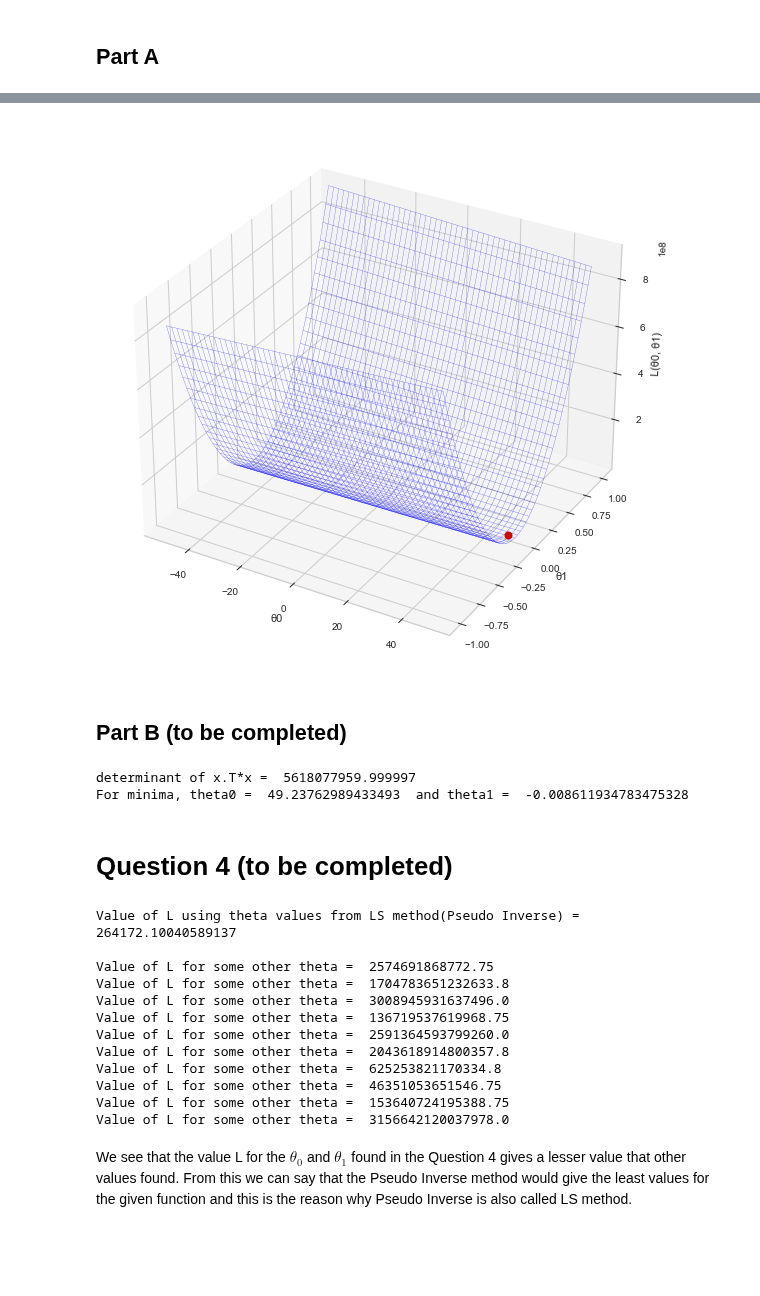
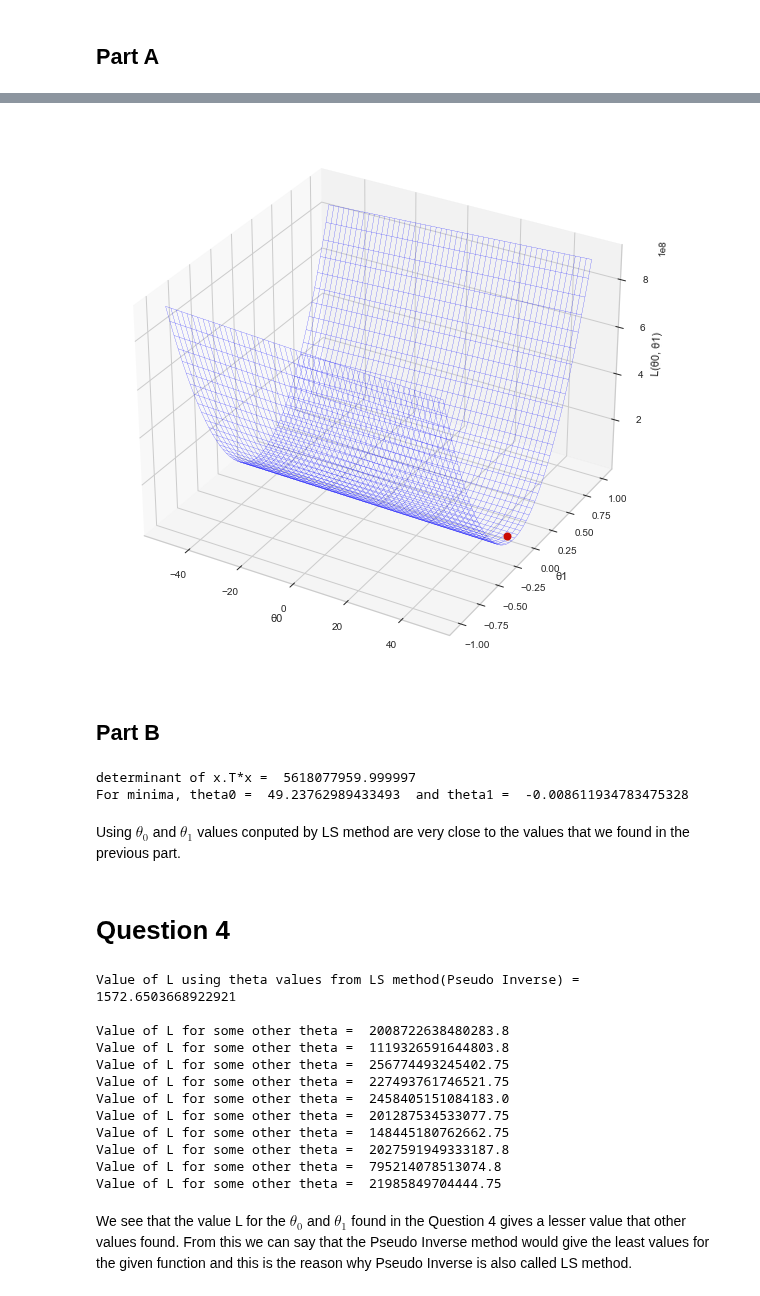
Before and after one commit to arkaprabha10/Machine-Learning, a Jupyter notebook: group28_lab1.ipynb, the cells around one changed output, grey strips where cells are left out. Drawn from its saved outputs; the diff is of its cells as text; code cells hidden in the pictures; blank space fills up the shorter version.

```diff
--- a/group28_lab1.ipynb
+++ b/group28_lab1.ipynb
@@ -71,8 +70,7 @@ The minimum value of L is obtained at $ \theta_{0} = 0 $ and $ \theta_{1} = 0 $
 ## Part A
 # %%
 def L(x, y, theta0, theta1):
-    return np.sum(np.square(y - (theta0 - (theta1*x))))
-
+    return np.sum(np.square(y - (theta0 + (theta1*x))))
 
 theta0 = np.arange(-50,50,0.05)
 theta1 = np.arange(-1,1,0.001)
@@ -108,6 +106,6 @@ Minimum value of L(θ0, θ1) is 1595.0863839999718
-[figure, old version]
+[figure, new version]
 # %% [markdown]
-## Part B (to be completed)
+## Part B
 # %%
 #Question 3b
 temp = np.copy(data_x)
@@ -121,29 +119,31 @@ print('For minima, theta0 = ',theta[0,0],' and theta1 = ',theta[1,0])
 # %% [output]
 determinant of x.T*x =  5618077959.999997
 For minima, theta0 =  49.23762989433493  and theta1 =  -0.008611934783475328
+# %% [markdown]
+Using $ \theta_{0} $ and $ \theta_{1} $ values conputed by LS method are very close to the values that we found in the previous part.
 # %% [markdown]
-# Question 4 (to be completed)
+# Question 4
 # %%
 #Question 4
-LS = np.sum(np.square(data_y - (theta[0,0] - (theta[1,0]*temp))))
+LS = np.sum(np.square(data_y - (theta[0,0] + (theta[1,0]*temp))))
 print('Value of L using theta values from LS method(Pseudo Inverse) = ',LS)
 print()
 for i in range(10):
     L_other_value = np.sum(np.square(data_y - (np.random.randint(theta0.shape[0]) - (np.random.randint(theta1.shape[0])*temp))))
     print('Value of L for some other theta = ',L_other_value)
 # %% [output]
-Value of L using theta values from LS method(Pseudo Inverse) =  264172.10040589137
+Value of L using theta values from LS method(Pseudo Inverse) =  1572.6503668922921
 
-Value of L for some other theta =  2574691868772.75
-Value of L for some other theta =  1704783651232633.8
-Value of L for some other theta =  3008945931637496.0
-Value of L for some other theta =  136719537619968.75
-Value of L for some other theta =  2591364593799260.0
-Value of L for some other theta =  2043618914800357.8
-Value of L for some other theta =  625253821170334.8
-Value of L for some other theta =  46351053651546.75
-Value of L for some other theta =  153640724195388.75
-Value of L for some other theta =  3156642120037978.0
+Value of L for some other theta =  2008722638480283.8
+Value of L for some other theta =  1119326591644803.8
+Value of L for some other theta =  256774493245402.75
+Value of L for some other theta =  227493761746521.75
+Value of L for some other theta =  2458405151084183.0
+Value of L for some other theta =  201287534533077.75
+Value of L for some other theta =  148445180762662.75
+Value of L for some other theta =  2027591949333187.8
+Value of L for some other theta =  795214078513074.8
+Value of L for some other theta =  21985849704444.75
 # %% [markdown]
 We see that the value L for the $ \theta_{0} $ and $ \theta_{1} $ found in the Question 4 gives a lesser value that other values found.
 From this we can say that the Pseudo Inverse method would give the least values for the given function and this is the reason why Pseudo Inverse is also called LS method.
```
Also changed, not shown: parts of 14 cells of this notebook, 1 other file.
